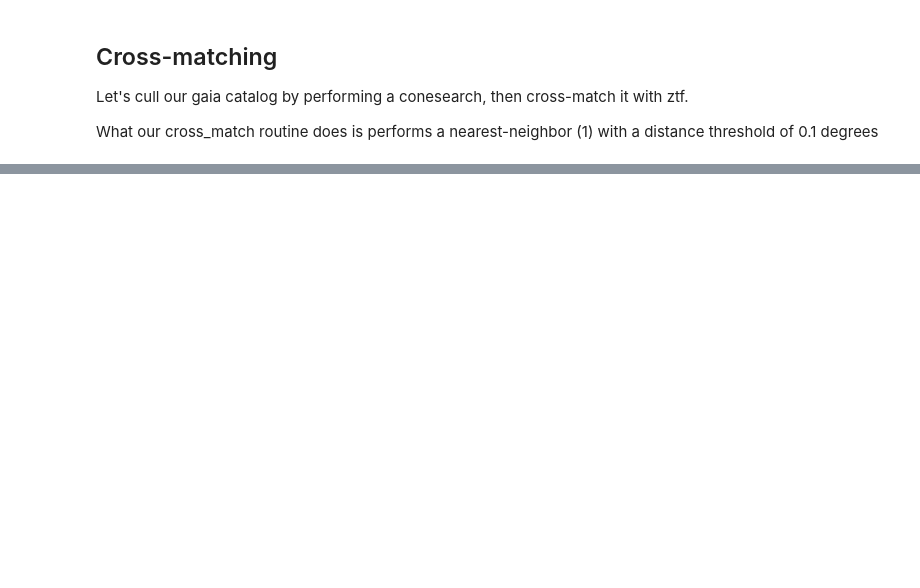
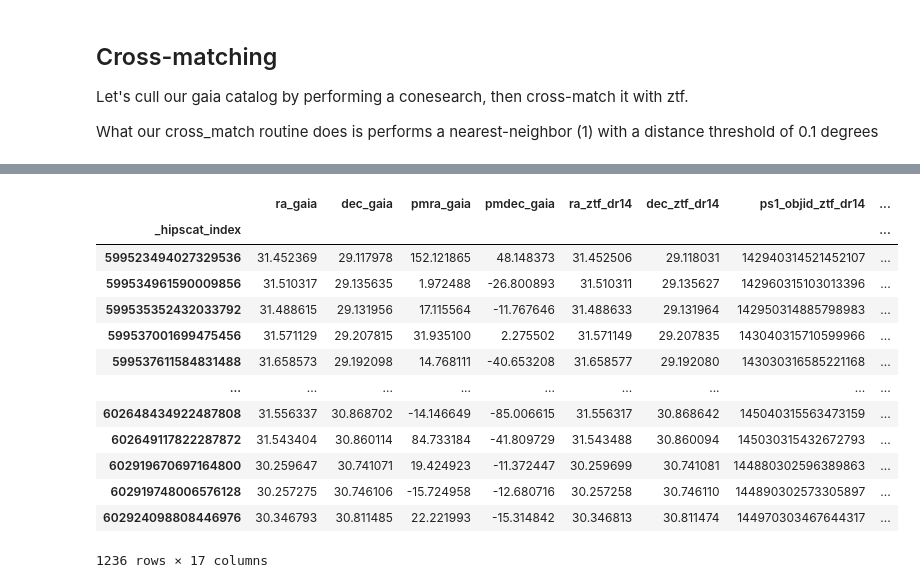
Before and after one commit to swyatt7/ADASS_LSDB_tutorial, a Jupyter notebook: nb/section3.ipynb, the cells around one changed output, grey strips where cells are left out. Saved outputs shown, nothing was run; the diff lists cells and outputs as text; code cells hidden in the pictures; blank space fills up the shorter version.

```diff
--- a/nb/section3.ipynb
+++ b/nb/section3.ipynb
@@ -163,0 +170,17 @@ Wall time: 6.83 s
+# %%
+high_pm_ztf_sample
+# %% [output]
+|  | ra_gaia | dec_gaia | pmra_gaia | pmdec_gaia | ra_ztf_dr14 | dec_ztf_dr14 | ps1_objid_ztf_dr14 | ... |
+| _hipscat_index |  |  |  |  |  |  |  | ... |
+| 599523494027329536 | 31.452369 | 29.117978 | 152.121865 | 48.148373 | 31.452506 | 29.118031 | 142940314521452107 | ... |
+| 599534961590009856 | 31.510317 | 29.135635 | 1.972488 | -26.800893 | 31.510311 | 29.135627 | 142960315103013396 | ... |
+| 599535352432033792 | 31.488615 | 29.131956 | 17.115564 | -11.767646 | 31.488633 | 29.131964 | 142950314885798983 | ... |
+| 599537001699475456 | 31.571129 | 29.207815 | 31.935100 | 2.275502 | 31.571149 | 29.207835 | 143040315710599966 | ... |
+| 599537611584831488 | 31.658573 | 29.192098 | 14.768111 | -40.653208 | 31.658577 | 29.192080 | 143030316585221168 | ... |
+| ... | ... | ... | ... | ... | ... | ... | ... | ... |
+| 602648434922487808 | 31.556337 | 30.868702 | -14.146649 | -85.006615 | 31.556317 | 30.868642 | 145040315563473159 | ... |
+| 602649117822287872 | 31.543404 | 30.860114 | 84.733184 | -41.809729 | 31.543488 | 30.860094 | 145030315432672793 | ... |
+| 602919670697164800 | 30.259647 | 30.741071 | 19.424923 | -11.372447 | 30.259699 | 30.741081 | 144880302596389863 | ... |
+| 602919748006576128 | 30.257275 | 30.746106 | -15.724958 | -12.680716 | 30.257258 | 30.746110 | 144890302573305897 | ... |
+| 602924098808446976 | 30.346793 | 30.811485 | 22.221993 | -15.314842 | 30.346813 | 30.811474 | 144970303467644317 | ... |
+1236 rows × 17 columns
```
Also changed, not shown: parts of 15 cells of this notebook, 3 other files.
